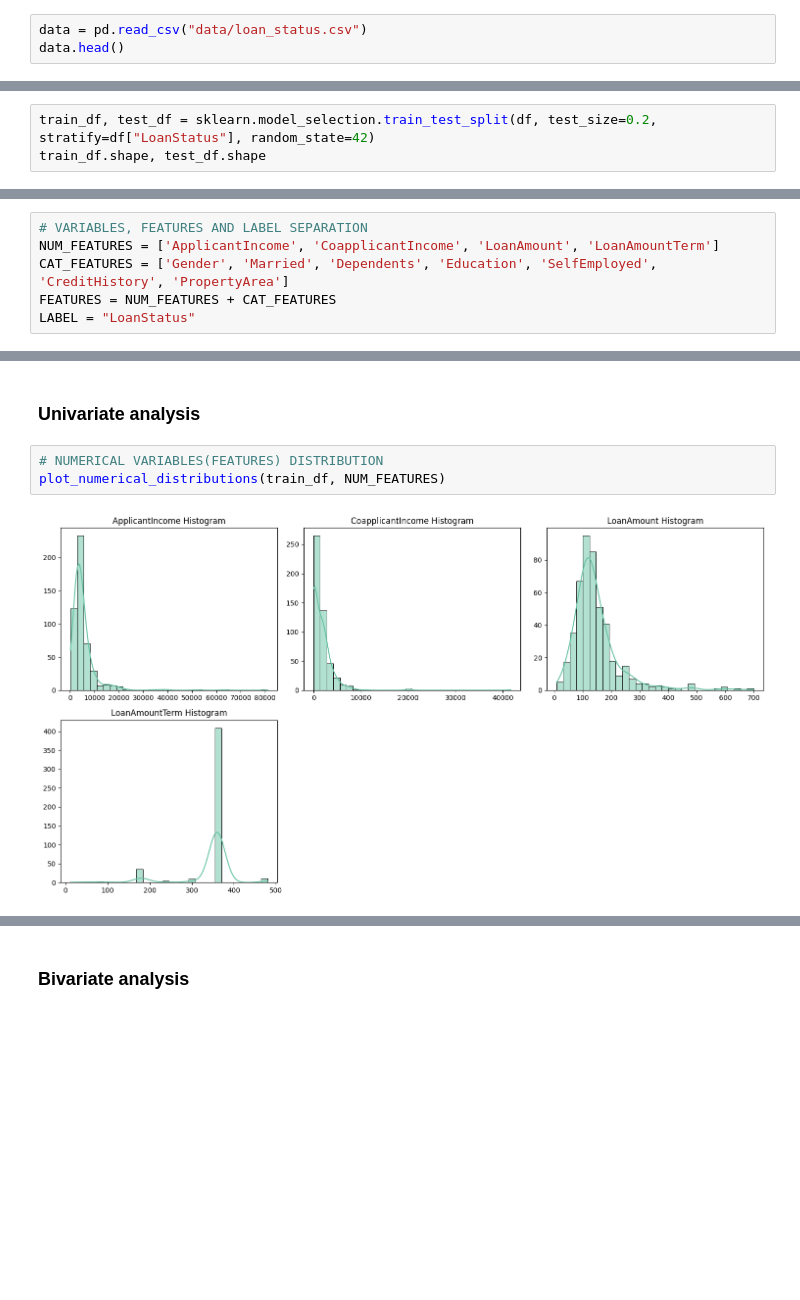
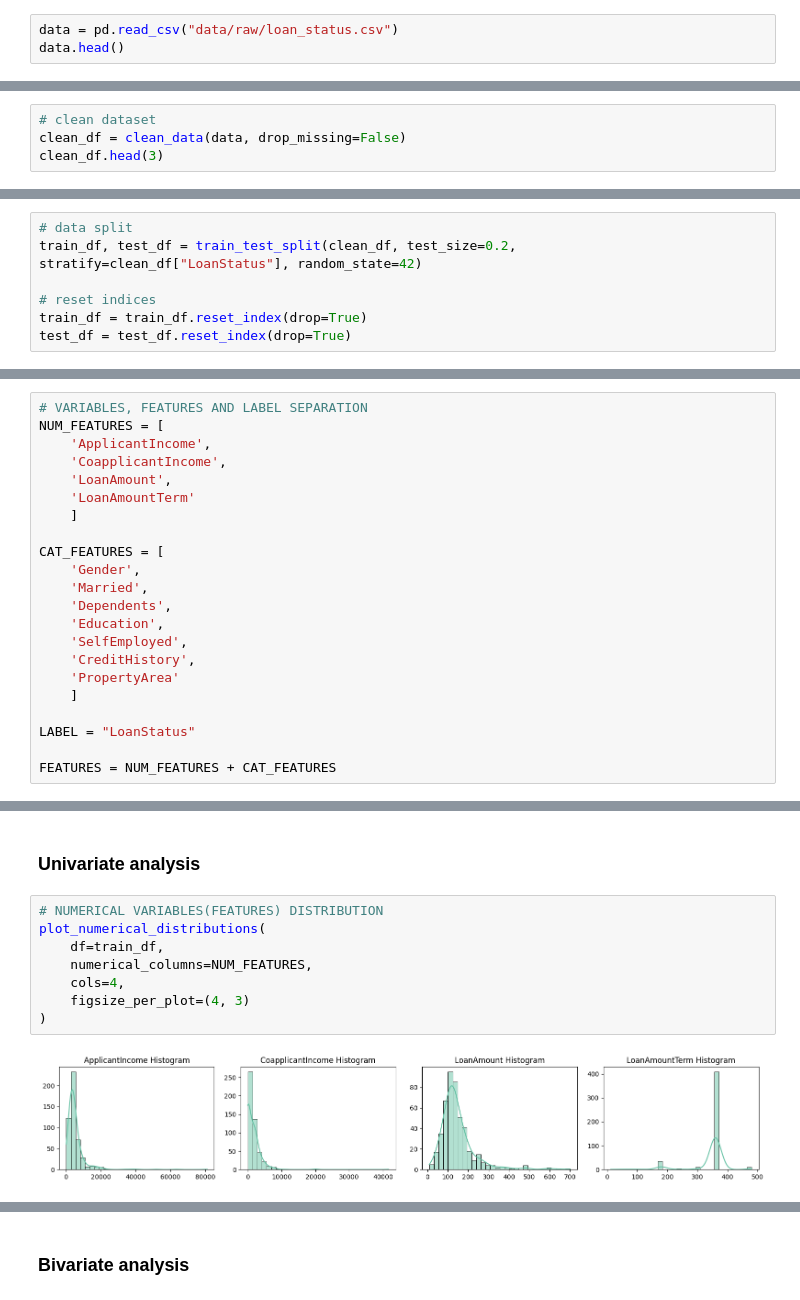
Before and after one commit to ShamsudeenLawal/loan-approval-modeling, a Jupyter notebook: notebook.ipynb, the cells around one changed output, grey strips where cells are left out. Saved outputs shown, nothing was run; the diff lists cells and outputs as text; blank space fills up the shorter version.

```diff
--- a/notebook.ipynb
+++ b/notebook.ipynb
@@ -9,7 +101,7 @@ import matplotlib.pyplot as plt
 # %% [markdown]
 ## Load dataset
 # %%
-data = pd.read_csv("data/loan_status.csv")
+data = pd.read_csv("data/raw/loan_status.csv")
 data.head()
 # %% [output]
 |  | Loan_ID | Gender | Married | Dependents | Education | Self_Employed | ApplicantIncome | CoapplicantIncome | ... |
@@ -183,2 +378,6 @@ df.head()
 # %% [markdown]
 ## Split dataset
+# %%
+# clean dataset
+clean_df = clean_data(data, drop_missing=False)
+clean_df.head(3)
@@ -185,3 +389,7 @@ df.head()
 # %%
-train_df, test_df = sklearn.model_selection.train_test_split(df, test_size=0.2, stratify=df["LoanStatus"], random_state=42)
-train_df.shape, test_df.shape
+# data split
+train_df, test_df = train_test_split(clean_df, test_size=0.2, stratify=clean_df["LoanStatus"], random_state=42)
+
+# reset indices
+train_df = train_df.reset_index(drop=True)
+test_df = test_df.reset_index(drop=True)
@@ -201,9 +428,25 @@ train_df.head()
 # %%
 # VARIABLES, FEATURES AND LABEL SEPARATION
-NUM_FEATURES = ['ApplicantIncome', 'CoapplicantIncome', 'LoanAmount', 'LoanAmountTerm']
-CAT_FEATURES = ['Gender', 'Married', 'Dependents', 'Education', 'SelfEmployed', 'CreditHistory', 'PropertyArea']
+NUM_FEATURES = [
+    'ApplicantIncome',
+    'CoapplicantIncome',
+    'LoanAmount',
+    'LoanAmountTerm'
+    ]
+
+CAT_FEATURES = [
+    'Gender',
+    'Married',
+    'Dependents',
+    'Education',
+    'SelfEmployed',
+    'CreditHistory',
+    'PropertyArea'
+    ]
+
+LABEL = "LoanStatus"
+
 FEATURES = NUM_FEATURES + CAT_FEATURES
-LABEL = "LoanStatus"
 # %%
 # NUMERICAL DESCRIPTIVE STATISITCS
 train_df.describe()
@@ -801,8 +479,13 @@ def eda_numerical_vs_numerical(
 ### Univariate analysis
 # %%
 # NUMERICAL VARIABLES(FEATURES) DISTRIBUTION
-plot_numerical_distributions(train_df, NUM_FEATURES)
+plot_numerical_distributions(
+    df=train_df,
+    numerical_columns=NUM_FEATURES,
+    cols=4,
+    figsize_per_plot=(4, 3)
+)
 # %% [output]
-[figure, old version]
+[figure, new version]
 # %%
 # CATEGORICAL DISTRIBUTIONS
```
Also changed, not shown: parts of 119 cells of this notebook, 22 other files.
